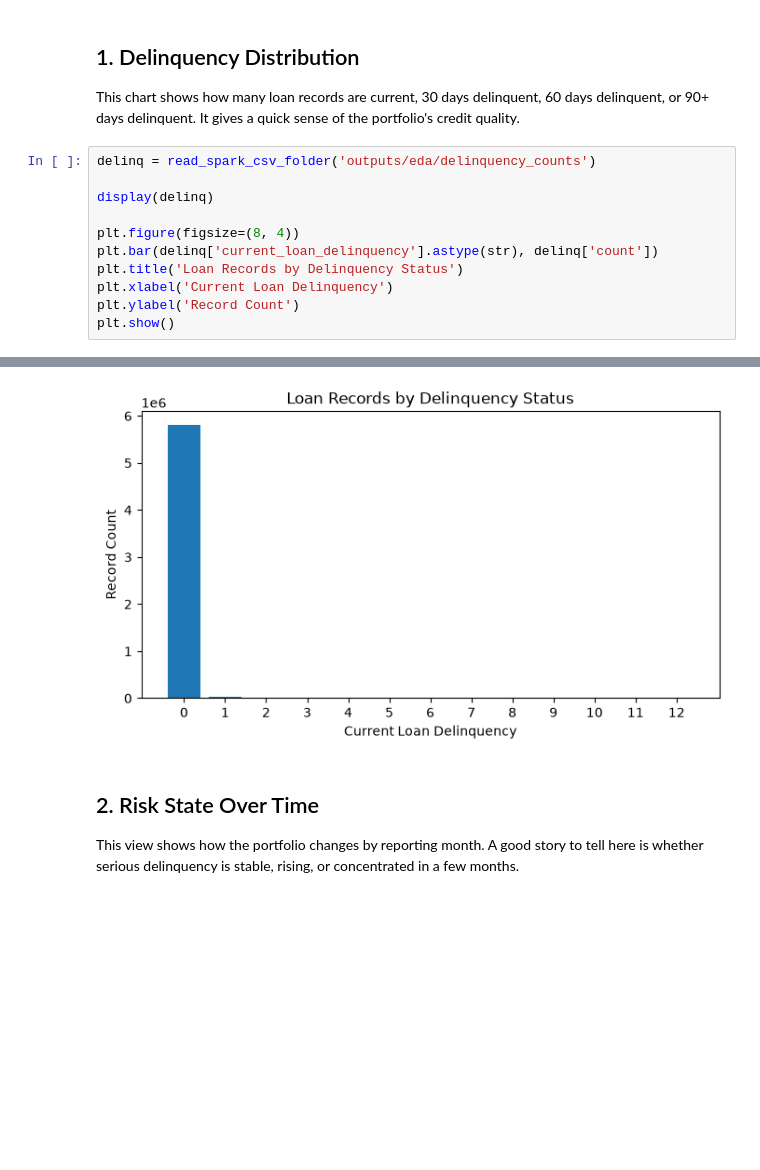
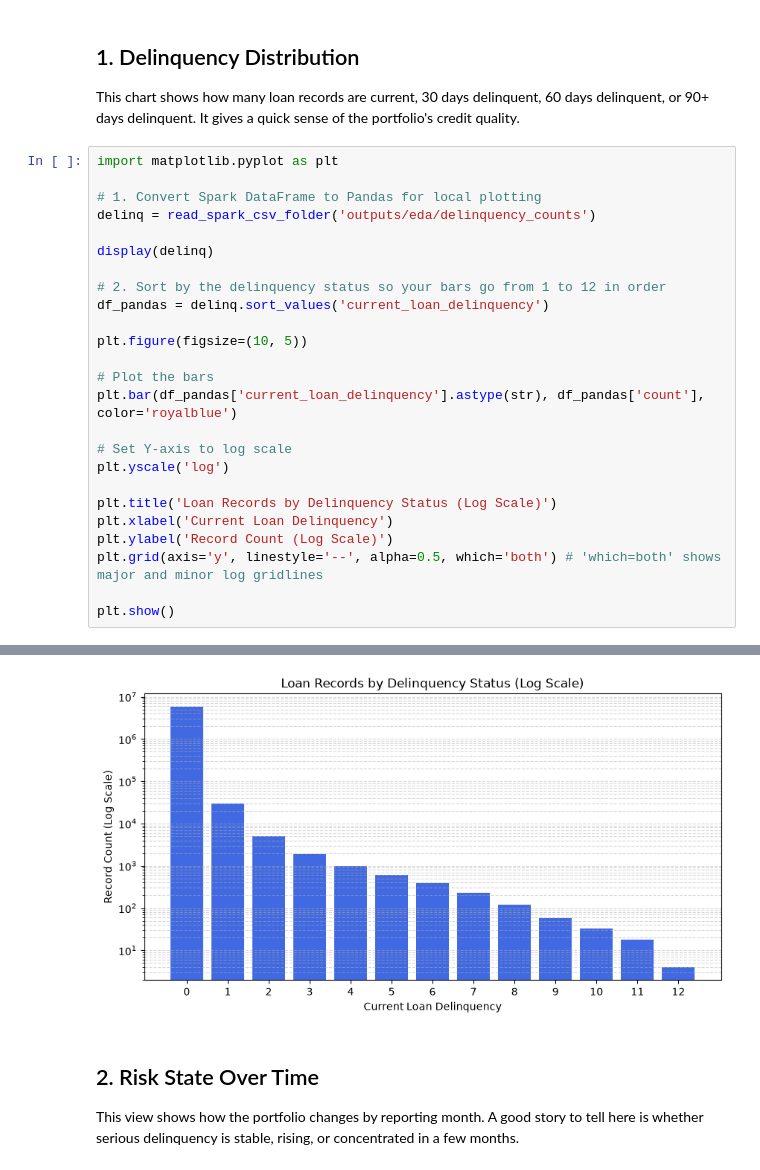
Before and after one commit to camoako119/credit_stress_testing, a Jupyter notebook: notebooks/exploratory_analysis.ipynb, the cells around one changed output, grey strips where cells are left out. Saved outputs shown, nothing was run; the diff lists cells and outputs as text; blank space fills up the shorter version.

```diff
--- a/notebooks/exploratory_analysis.ipynb
+++ b/notebooks/exploratory_analysis.ipynb
@@ -160,32 +154,46 @@ Matplotlib is building the font cache; this may take a moment.
 
 This chart shows how many loan records are current, 30 days delinquent, 60 days delinquent, or 90+ days delinquent. It gives a quick sense of the portfolio's credit quality.
 # %%
+import matplotlib.pyplot as plt
+
+# 1. Convert Spark DataFrame to Pandas for local plotting
 delinq = read_spark_csv_folder('outputs/eda/delinquency_counts')
 
 display(delinq)
 
-plt.figure(figsize=(8, 4))
-plt.bar(delinq['current_loan_delinquency'].astype(str), delinq['count'])
-plt.title('Loan Records by Delinquency Status')
+# 2. Sort by the delinquency status so your bars go from 1 to 12 in order
+df_pandas = delinq.sort_values('current_loan_delinquency')
+
+plt.figure(figsize=(10, 5))
+
+# Plot the bars
+plt.bar(df_pandas['current_loan_delinquency'].astype(str), df_pandas['count'], color='royalblue')
+
+# Set Y-axis to log scale
+plt.yscale('log')
+
+plt.title('Loan Records by Delinquency Status (Log Scale)')
 plt.xlabel('Current Loan Delinquency')
-plt.ylabel('Record Count')
+plt.ylabel('Record Count (Log Scale)')
+plt.grid(axis='y', linestyle='--', alpha=0.5, which='both') # 'which=both' shows major and minor log gridlines
+
 plt.show()
 # %% [output]
 |  | current_loan_delinquency | count |
 | 0 | 0 | 5805022 |
 | 1 | 1 | 29738 |
 | 2 | 2 | 4984 |
 | 3 | 3 | 1933 |
 | 4 | 4 | 991 |
 | 5 | 5 | 610 |
 | 6 | 6 | 387 |
 | 7 | 7 | 231 |
 | 8 | 8 | 120 |
 | 9 | 9 | 57 |
 | 10 | 10 | 33 |
 | 11 | 11 | 18 |
 | 12 | 12 | 4 |
-[figure, old version]
+[figure, new version]
 # %% [markdown]
 ## 2. Risk State Over Time
 
```
Also changed, not shown: parts of 2 cells of this notebook, 3 other files.
